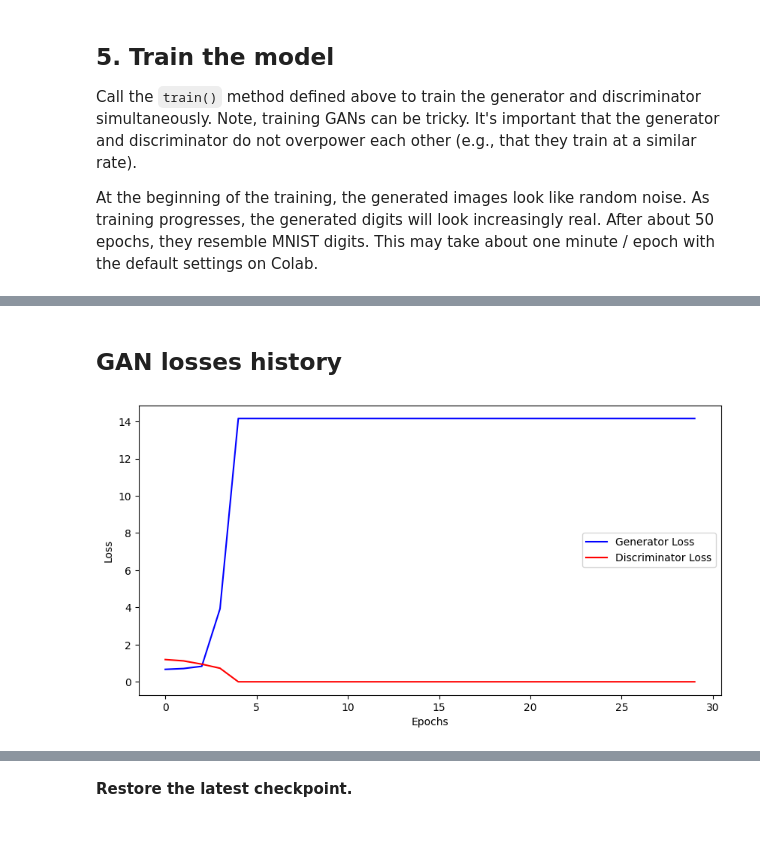
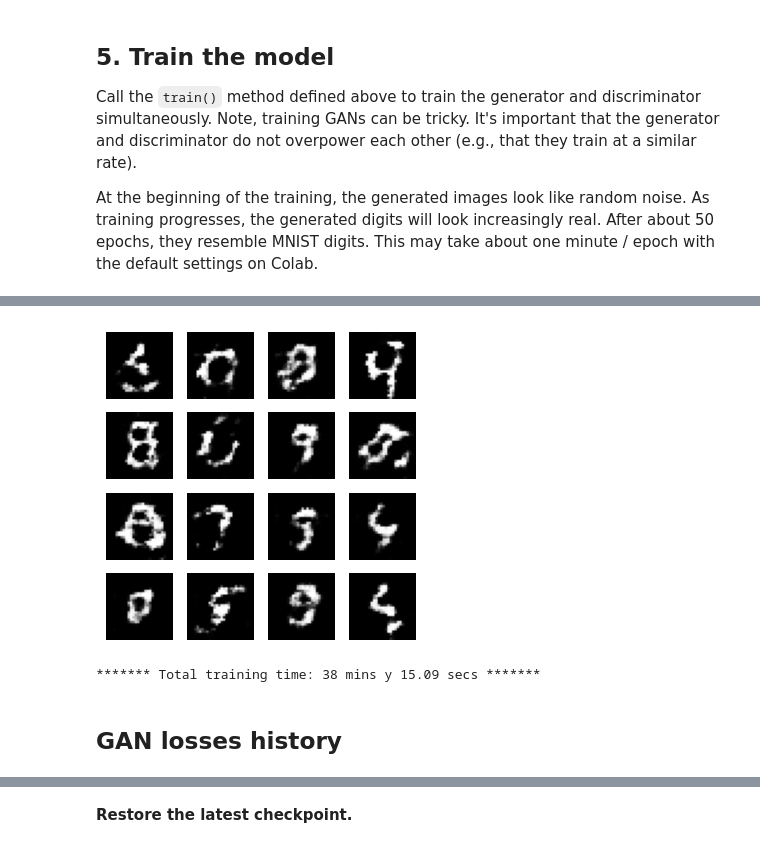
Before and after one commit to pintamonas4575/RLGAN-project-MAADM-UPM, a Jupyter notebook: RLGAN-p2-WGANGP.ipynb, the cells around one changed output, grey strips where cells are left out. Cells and saved outputs as stored; diff of their text form; code cells hidden in the pictures.

```diff
--- a/RLGAN-p2-WGANGP.ipynb
+++ b/RLGAN-p2-WGANGP.ipynb
@@ -206,22 +208,20 @@ The training loop begins with generator receiving a random seed as input. That s
 # %%
 num_examples_to_generate = 16
-
-# You will reuse this seed overtime
-# (so it's easier to visualize progress in the animated GIF)
 seed = tf.random.normal([num_examples_to_generate, noise_dim])
 
 @tf.function
-def train_step(images: tf.Tensor) -> None:
+def train_step(real_images: tf.Tensor, gp_weight: int) -> None:
     noise = tf.random.normal([BATCH_SIZE, noise_dim])
 
     with tf.GradientTape() as gen_tape, tf.GradientTape() as disc_tape:
-        generated_images = generator(noise, training=True)
+        fake_images = generator(noise, training=True)
+        real_logits = discriminator(real_images, training=True)
+        fake_logits = discriminator(fake_images, training=True)
 
-        disc_real_output = discriminator(images, training=True)
-        disc_fake_outputs = discriminator(generated_images, training=True)
+        gen_loss = generator_loss(fake_logits)  # Pérdida del generador
 
-        gen_loss = generator_loss(disc_fake_outputs)
-        disc_loss = discriminator_loss(disc_real_output, disc_fake_outputs)
+        gp = gradient_penalty(real_images, fake_images, discriminator)  # Calcular GP
+        disc_loss = discriminator_loss(real_logits, fake_logits, gp, gp_weight)  # Pérdida del discriminador
 
     gradients_of_generator = gen_tape.gradient(gen_loss, generator.trainable_variables)
     gradients_of_discriminator = disc_tape.gradient(disc_loss, discriminator.trainable_variables)
@@ -232,7 +232,7 @@ def train_step(images: tf.Tensor) -> None:
 # %% [markdown]
 **Generate and save images**
 # %%
-def generate_and_save_images(model: Sequential, epoch: int, test_input: np.ndarray, show_figure: bool) -> None:
+def generate_and_save_images(model: models.Sequential, epoch: int, test_input: np.ndarray, show_figure: bool, last_figure: bool) -> None:
     # Notice 'training' is set to False.
     # This is so all layers run in inference mode (batchnorm).
     predictions: np.ndarray = model(test_input, training=False)
@@ -243,27 +243,28 @@ def generate_and_save_images(model: Sequential, epoch: int, test_input: np.ndarr
         plt.imshow(predictions[i, :, :, 0] * 255, cmap="gray")
         plt.axis("off")
 
-    plt.savefig(f"results_p2/WGAN_GP/epochs/WGAN_GP_epoch_{epoch:03d}.png")
+    if not last_figure:
+        plt.savefig(f"results_p2/WGANGP/WGANGP_epoch_{epoch:03d}.png")
+    else:
+        plt.savefig(f"results_p2/WGANGP_{epoch}_results.png")
     if show_figure:
         plt.show()
     plt.close()
 # %%
-def train(dataset: tf.data.Dataset, epochs: int, trace: int) -> None:
+def train(dataset: tf.data.Dataset, epochs: int, trace: int, gp_weight: int) -> None:
     gen_loss_history = []
     disc_loss_history = []
-    total_start = time.time()
     for epoch in range(epochs):
         start = time.time()
-
         gen_episode_loss = 0
         disc_episode_loss = 0
 
         for image_batch in dataset:
-            gen_loss, disc_loss = train_step(image_batch)
+            gen_loss, disc_loss = train_step(image_batch, gp_weight)
             gen_episode_loss += gen_loss
             disc_episode_loss += disc_loss
 
-        generate_and_save_images(model=generator, epoch=epoch, test_input=seed, show_figure=False)
+        generate_and_save_images(model=generator, epoch=epoch, test_input=seed, show_figure=False, last_figure=False)
 
         if epoch % trace == 0:
             checkpoint.save(file_prefix=checkpoint_prefix)
@@ -272,9 +273,7 @@ def train(dataset: tf.data.Dataset, epochs: int, trace: int) -> None:
         gen_loss_history.append(gen_episode_loss / BATCH_SIZE)
         disc_loss_history.append(disc_episode_loss / BATCH_SIZE)
 
-    generate_and_save_images(model=generator, epoch=epochs, test_input=seed, show_figure=True)
-    minutos, segundos = divmod(time.time()-total_start, 60)
-    print(f"*******Total training time: {int(minutos)} mins y {segundos:.2f} secs*******")
+    generate_and_save_images(model=generator, epoch=epochs, test_input=seed, show_figure=True, last_figure=True)
 
     return gen_loss_history, disc_loss_history
 # %% [markdown]
@@ -306,0 +284,10 @@ Epoch 28: 3.44 secs, gen loss: 14.159652709960938, disc loss: 0.0
+# %%
+EPOCHS = 75
+trace = 5
+gp_weight = 10
+
+total_start = time.time()
+gen_loss_history, disc_loss_history = train(train_dataset, EPOCHS, trace, gp_weight)
+minutos, segundos = divmod(time.time()-total_start, 60)
+print(f"******* Total training time: {int(minutos)} mins y {segundos:.2f} secs *******")
+# %% [output]
@@ -307,16 +309,4 @@ Epoch 28: 3.44 secs, gen loss: 14.159652709960938, disc loss: 0.0
+[figure, added]
+******* Total training time: 38 mins y 15.09 secs *******
 # %% [markdown]
 ## **GAN losses history**
-# %%
-def plot_loss(gen_loss: list, disc_loss: list) -> None:
-    plt.figure(figsize=(10, 5))
-    plt.plot(gen_loss, label="Generator Loss", color="blue")
-    plt.plot(disc_loss, label="Discriminator Loss", color="red")
-    plt.xlabel("Epochs")
-    plt.ylabel("Loss")
-    plt.legend()
-    plt.savefig(f"results_p2/WGANGP_{EPOCHS}_loss_history.png")
-    plt.show()
-
-plot_loss(gen_loss_history, disc_loss_history)
-# %% [output]
-[figure, removed]
```
Also changed, not shown: parts of 27 cells of this notebook, 7 other files.
